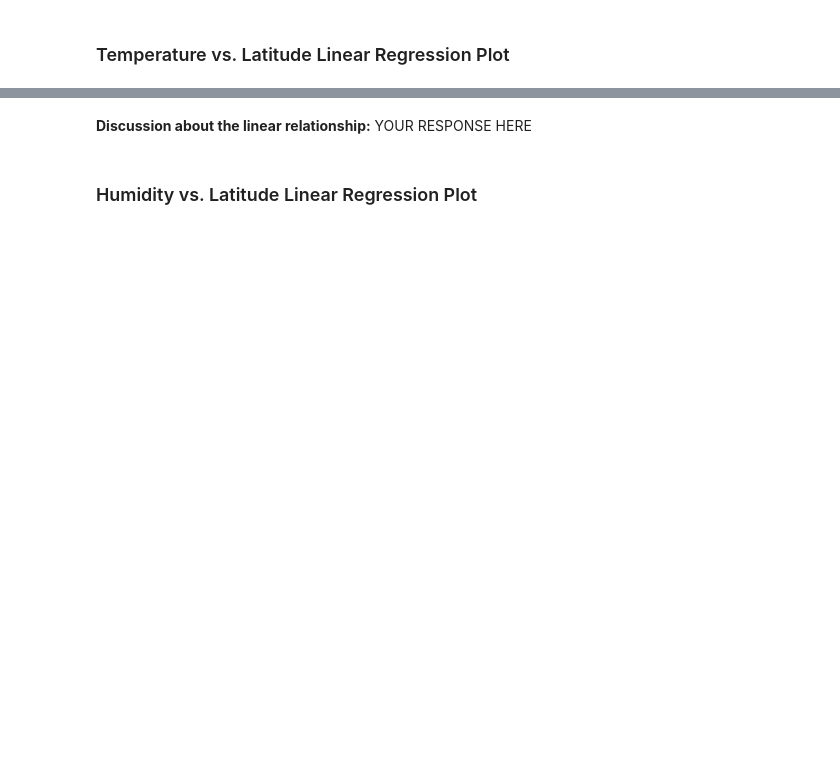
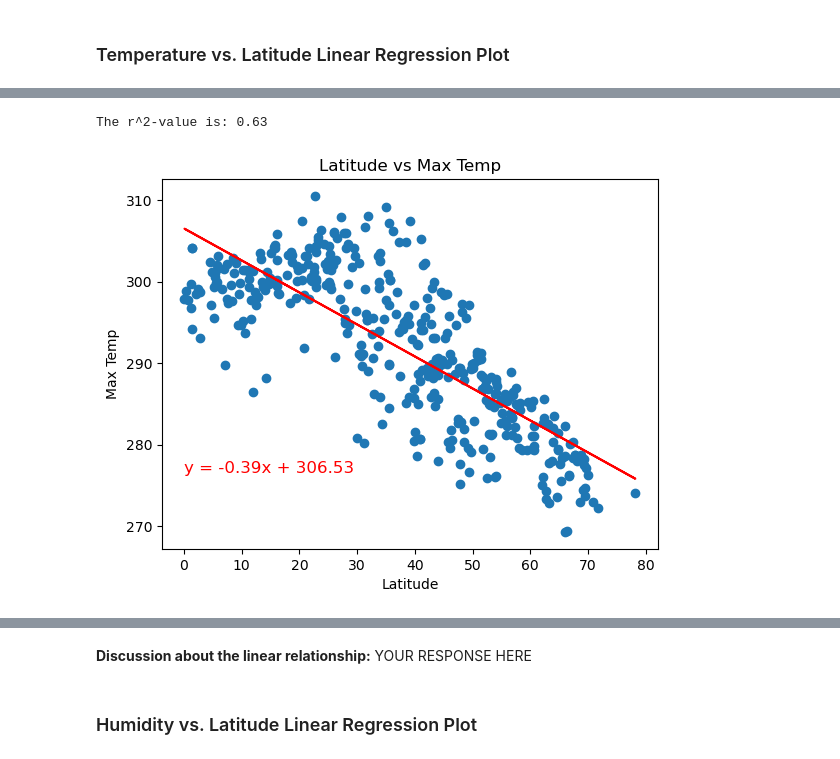
Before and after one commit to natbiorg/python-api-challenge, a Jupyter notebook: WeatherPy/WeatherPy.ipynb, the cells around one changed output, grey strips where cells are left out. Cells and saved outputs as stored; diff of their text form; code cells hidden in the pictures; blank space fills up the shorter version.

```diff
--- a/WeatherPy/WeatherPy.ipynb
+++ b/WeatherPy/WeatherPy.ipynb
@@ -281,2 +296,16 @@ plt.show()
+# %%
+# Define a function to create Linear Regression plots
+def linregress_plot(x,y):
+    slope, intercept, rvalue, pvalue, stderr = linregress(x,y)
+    predicted_values = slope * x + intercept
+
+    # Create the plot
+    plt.scatter(x, y)
+    plt.plot(x, predicted_values, color='red')
+
+    # Annotate the line equation and R-squared value
+    line_eq = f'y = {slope:.2f}x + {intercept:.2f}'
+    plt.annotate(line_eq, (min(x), max(predicted_values) - 20), fontsize=12, color='red')
+    print(f'The r^2-value is: {rvalue**2:.2f}')
 # %%
 # Create a DataFrame with the Northern Hemisphere data (Latitude >= 0)
@@ -322,0 +340,13 @@ The r^2-value is: 0.6720220238897325
+# %%
+# Linear regression on Northern Hemisphere
+linregress_plot(northern_hemi_df['Lat'], northern_hemi_df['Max Temp'])
+
+# Label the plot
+plt.xlabel("Latitude")
+plt.ylabel("Max Temp")
+plt.title('Latitude vs Max Temp')
+
+plt.show()
+# %% [output]
+The r^2-value is: 0.63
+[figure, added]
```
Also changed, not shown: parts of 24 cells of this notebook, 2 other files.
